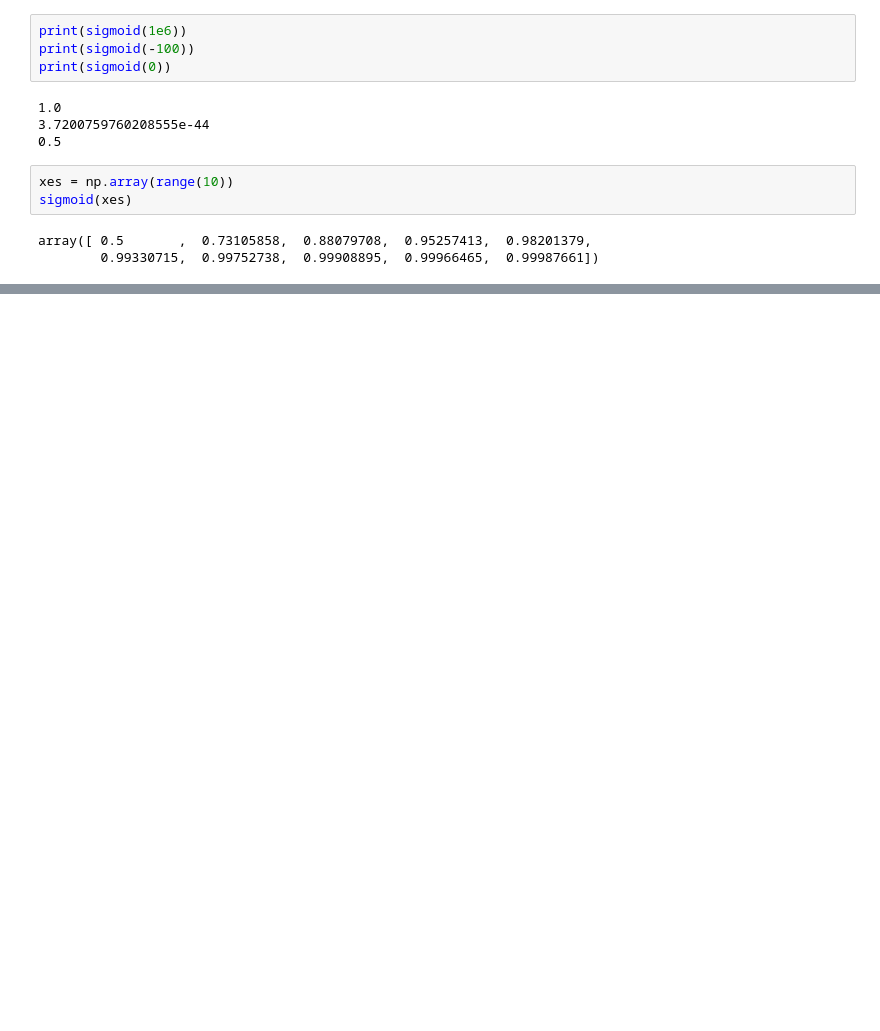
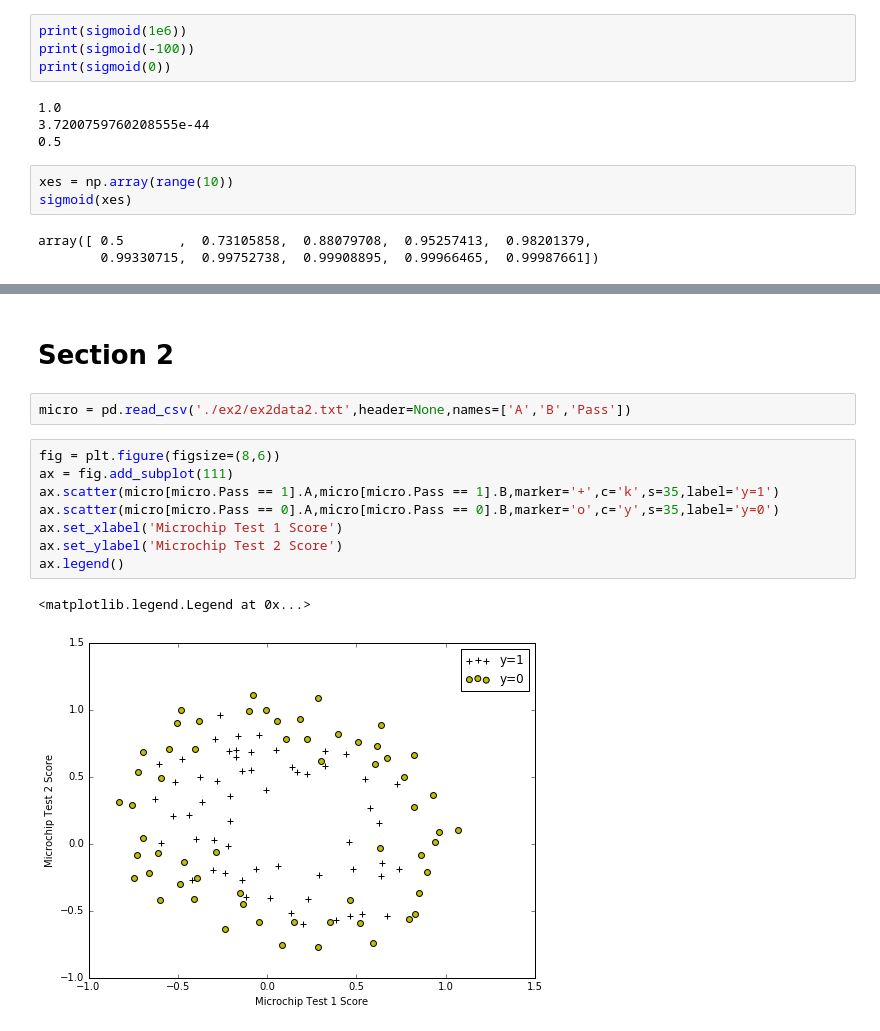
Before and after one commit to randirl17/MachineLearning, a Jupyter notebook: machine-learning-ex2/Ex2.ipynb, the cells around one changed output, grey strips where cells are left out. Saved outputs shown, nothing was run; the diff lists cells and outputs as text; blank space fills up the shorter version.

```diff
--- a/machine-learning-ex2/Ex2.ipynb
+++ b/machine-learning-ex2/Ex2.ipynb
@@ -68,0 +214,15 @@ print(derJ)
+# %% [markdown]
+# Section 2
+# %%
+micro = pd.read_csv('./ex2/ex2data2.txt',header=None,names=['A','B','Pass'])
+# %%
+fig = plt.figure(figsize=(8,6))
+ax = fig.add_subplot(111)
+ax.scatter(micro[micro.Pass == 1].A,micro[micro.Pass == 1].B,marker='+',c='k',s=35,label='y=1')
+ax.scatter(micro[micro.Pass == 0].A,micro[micro.Pass == 0].B,marker='o',c='y',s=35,label='y=0')
+ax.set_xlabel('Microchip Test 1 Score')
+ax.set_ylabel('Microchip Test 2 Score')
+ax.legend()
+# %% [output]
+<matplotlib.legend.Legend at 0x...>
+[figure, added]
```
Also changed, not shown: parts of 14 cells of this notebook.
